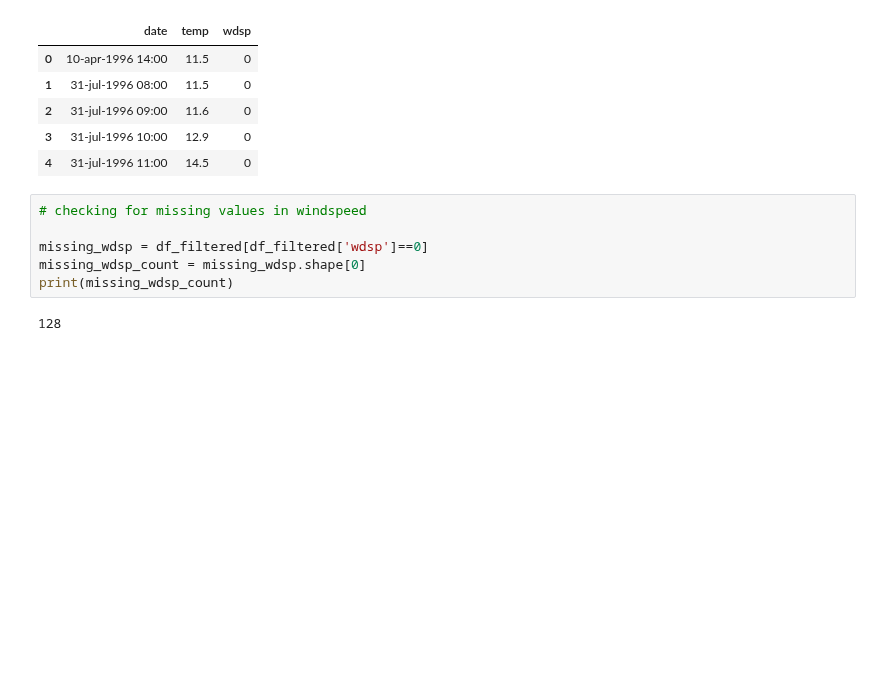
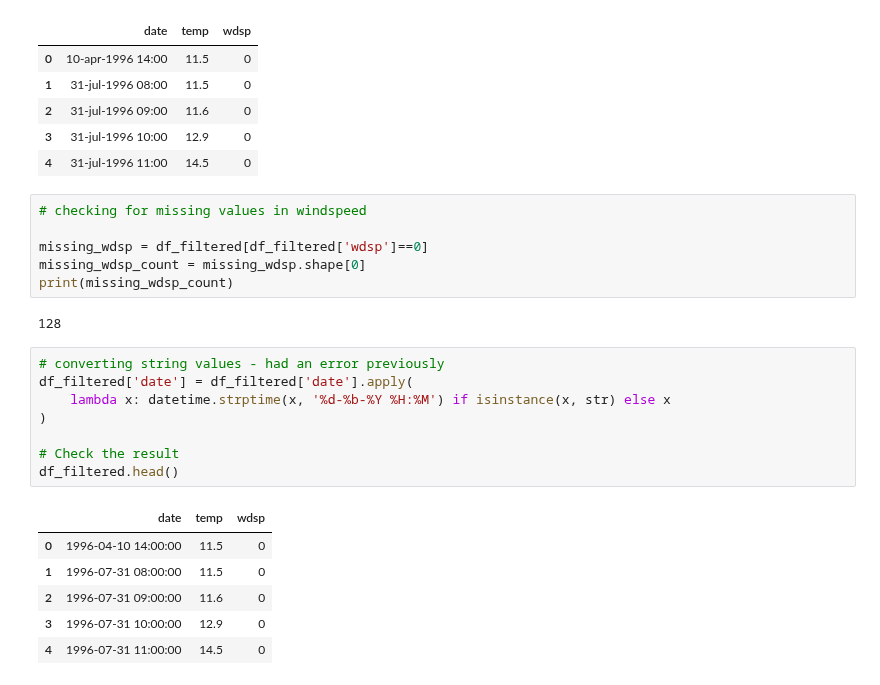
Before and after one commit to briannemcgrath/PFDA, a Jupyter notebook: assignments/assignment06-weather.ipynb, the cells around one changed output. Saved outputs shown, nothing was run; the diff lists cells and outputs as text; blank space fills up the shorter version.

```diff
--- a/assignments/assignment06-weather.ipynb
+++ b/assignments/assignment06-weather.ipynb
@@ -58,3 +60,18 @@ missing_wdsp_count = missing_wdsp.shape[0]
 print(missing_wdsp_count)
 # %% [output]
 128
+# %%
+# converting string values - had an error previously
+df_filtered['date'] = df_filtered['date'].apply(
+    lambda x: datetime.strptime(x, '%d-%b-%Y %H:%M') if isinstance(x, str) else x
+)
+
+# Check the result
+df_filtered.head()
+# %% [output]
+|  | date | temp | wdsp |
+| 0 | 1996-04-10 14:00:00 | 11.5 | 0 |
+| 1 | 1996-07-31 08:00:00 | 11.5 | 0 |
+| 2 | 1996-07-31 09:00:00 | 11.6 | 0 |
+| 3 | 1996-07-31 10:00:00 | 12.9 | 0 |
+| 4 | 1996-07-31 11:00:00 | 14.5 | 0 |
```
Also changed, not shown: parts of 6 cells of this notebook.
